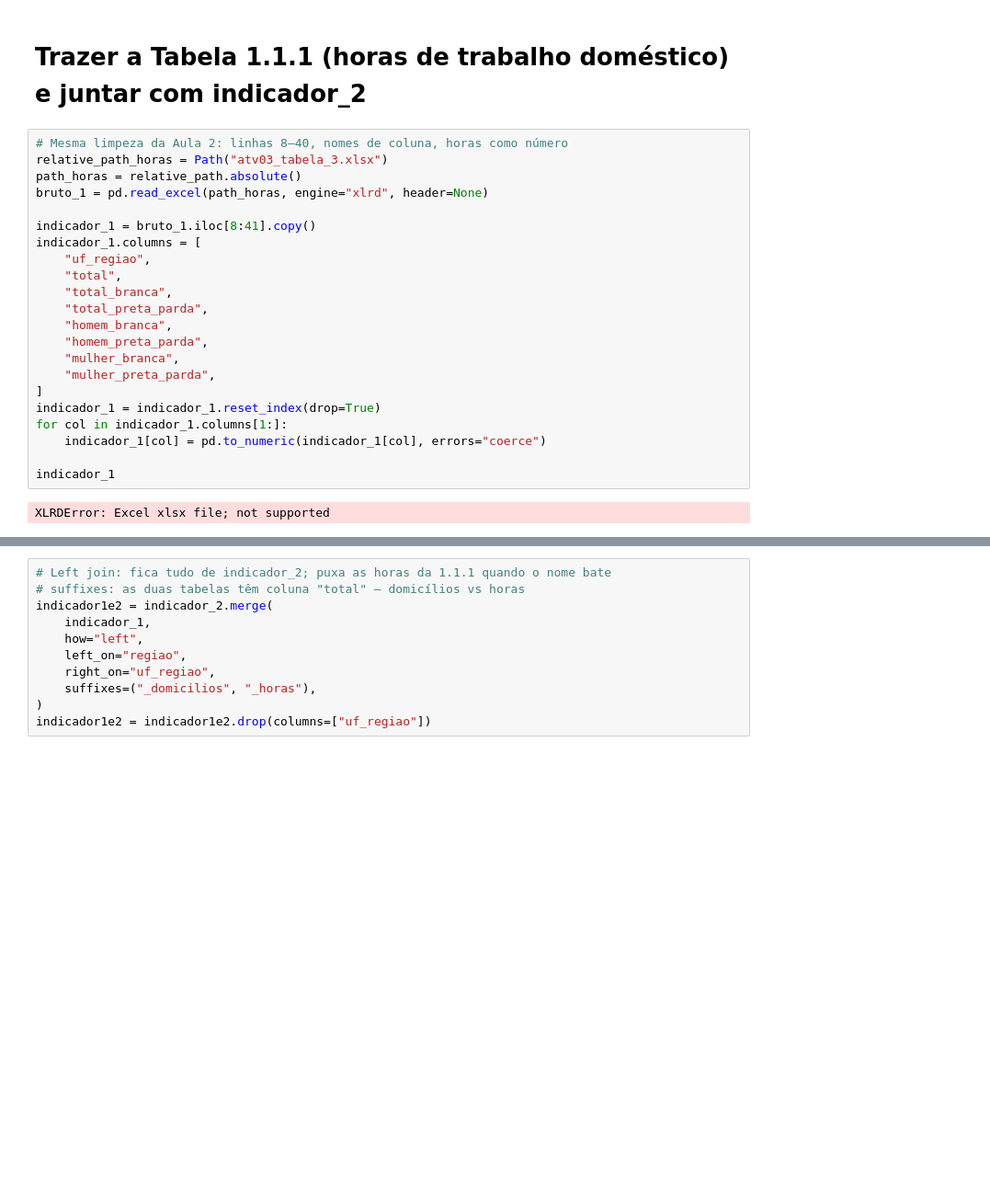
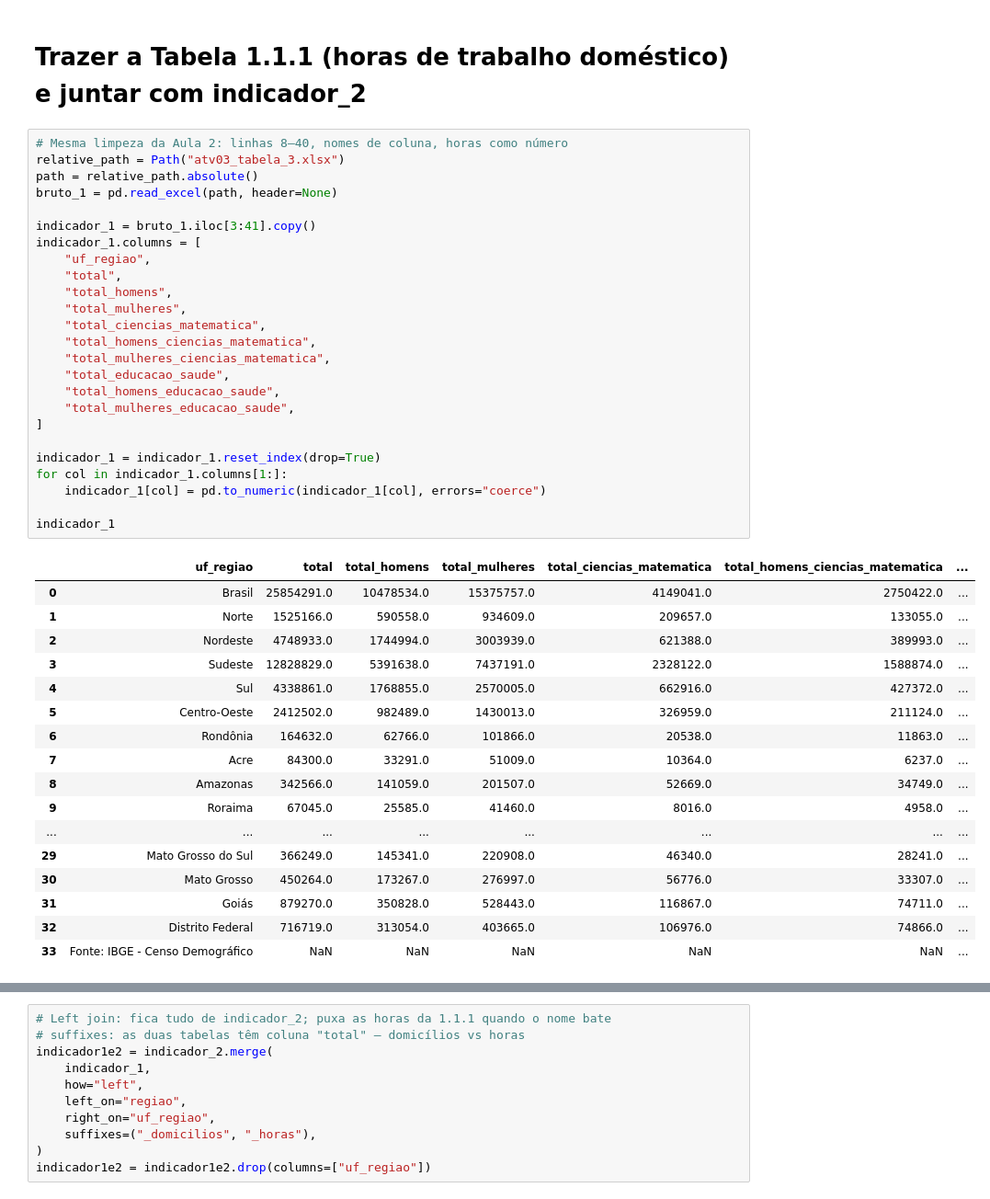
Before and after one commit to tperes18/analise-dados, a Jupyter notebook: atv03_graduacao_completa/atv03_exemplo.ipynb, the cells around one changed output, grey strips where cells are left out. Shown at 92% size. Drawn from its saved outputs; the diff is of its cells as text; blank space fills up the shorter version.

Commit message:
Finaizar atv03 A atv03 está errada pois a tabela disponibilizada pela professor está incorreta

```diff
--- a/TODO_atv03_graduacao_completa/atv03_exemplo.ipynb
+++ b/atv03_graduacao_completa/atv03_exemplo.ipynb
@@ -147,25 +130,44 @@ indicador_2
 # Trazer a Tabela 1.1.1 (horas de trabalho doméstico) e juntar com indicador_2
 # %%
 # Mesma limpeza da Aula 2: linhas 8–40, nomes de coluna, horas como número
-relative_path_horas = Path("atv03_tabela_3.xlsx")
-path_horas = relative_path.absolute()
-bruto_1 = pd.read_excel(path_horas, engine="xlrd", header=None)
+relative_path = Path("atv03_tabela_3.xlsx")
+path = relative_path.absolute()
+bruto_1 = pd.read_excel(path, header=None)
 
-indicador_1 = bruto_1.iloc[8:41].copy()
+indicador_1 = bruto_1.iloc[3:41].copy()
 indicador_1.columns = [
     "uf_regiao",
     "total",
-    "total_branca",
-    "total_preta_parda",
-    "homem_branca",
-    "homem_preta_parda",
-    "mulher_branca",
-    "mulher_preta_parda",
+    "total_homens",
+    "total_mulheres",
+    "total_ciencias_matematica",
+    "total_homens_ciencias_matematica",
+    "total_mulheres_ciencias_matematica",
+    "total_educacao_saude",
+    "total_homens_educacao_saude",
+    "total_mulheres_educacao_saude",
 ]
+
 indicador_1 = indicador_1.reset_index(drop=True)
 for col in indicador_1.columns[1:]:
     indicador_1[col] = pd.to_numeric(indicador_1[col], errors="coerce")
 
 indicador_1
 # %% [output]
-XLRDError: Excel xlsx file; not supported
+|  | uf_regiao | total | total_homens | total_mulheres | total_ciencias_matematica | total_homens_ciencias_matematica | ... |
+| 0 | Brasil | 25854291.0 | 10478534.0 | 15375757.0 | 4149041.0 | 2750422.0 | ... |
+| 1 | Norte | 1525166.0 | 590558.0 | 934609.0 | 209657.0 | 133055.0 | ... |
+| 2 | Nordeste | 4748933.0 | 1744994.0 | 3003939.0 | 621388.0 | 389993.0 | ... |
+| 3 | Sudeste | 12828829.0 | 5391638.0 | 7437191.0 | 2328122.0 | 1588874.0 | ... |
+| 4 | Sul | 4338861.0 | 1768855.0 | 2570005.0 | 662916.0 | 427372.0 | ... |
+| 5 | Centro-Oeste | 2412502.0 | 982489.0 | 1430013.0 | 326959.0 | 211124.0 | ... |
+| 6 | Rondônia | 164632.0 | 62766.0 | 101866.0 | 20538.0 | 11863.0 | ... |
+| 7 | Acre | 84300.0 | 33291.0 | 51009.0 | 10364.0 | 6237.0 | ... |
+| 8 | Amazonas | 342566.0 | 141059.0 | 201507.0 | 52669.0 | 34749.0 | ... |
+| 9 | Roraima | 67045.0 | 25585.0 | 41460.0 | 8016.0 | 4958.0 | ... |
+| ... | ... | ... | ... | ... | ... | ... | ... |
+| 29 | Mato Grosso do Sul | 366249.0 | 145341.0 | 220908.0 | 46340.0 | 28241.0 | ... |
+| 30 | Mato Grosso | 450264.0 | 173267.0 | 276997.0 | 56776.0 | 33307.0 | ... |
+| 31 | Goiás | 879270.0 | 350828.0 | 528443.0 | 116867.0 | 74711.0 | ... |
+| 32 | Distrito Federal | 716719.0 | 313054.0 | 403665.0 | 106976.0 | 74866.0 | ... |
+| 33 | Fonte: IBGE - Censo Demográfico | NaN | NaN | NaN | NaN | NaN | ... |
```
Also changed, not shown: parts of 3 cells of this notebook, 2 other files.
